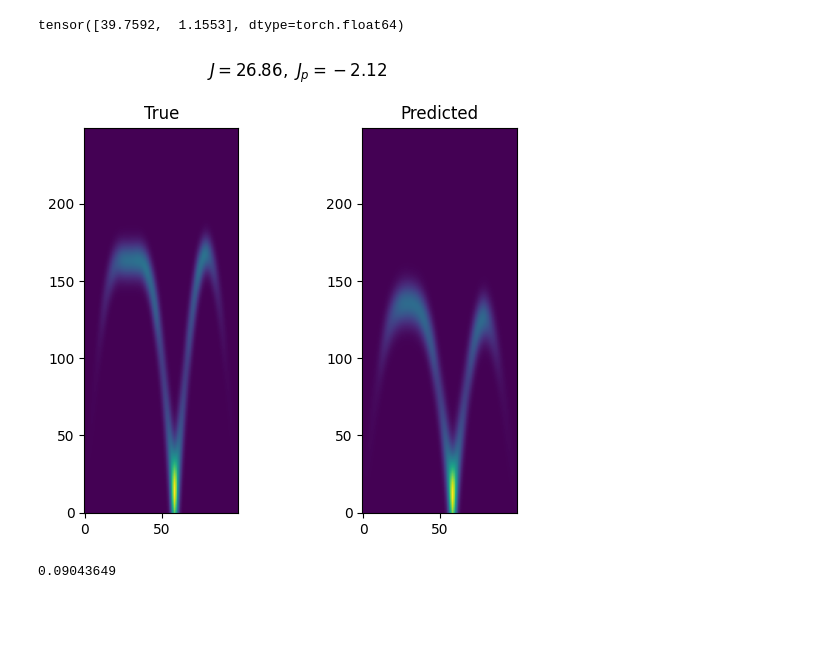
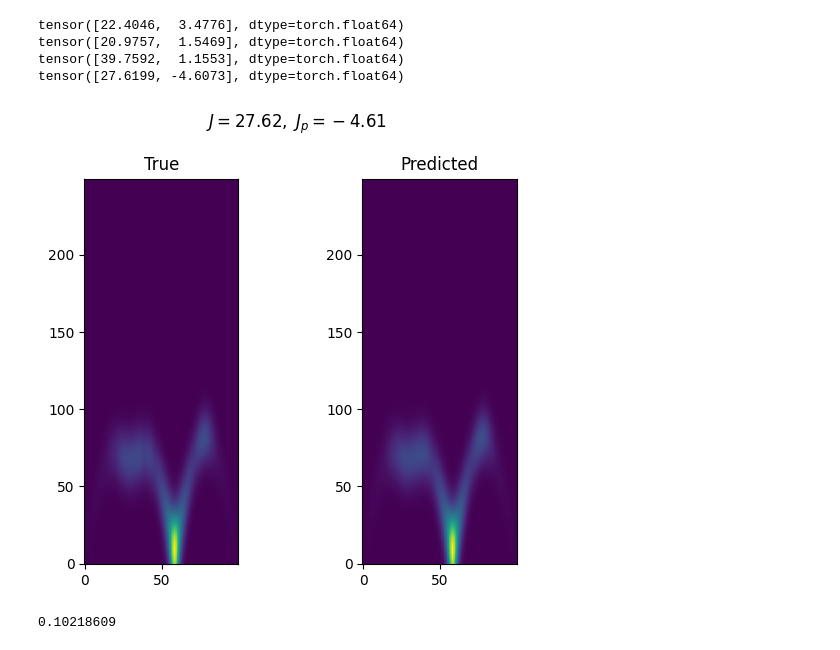
Before and after one commit to zhantaochen/inxs-steering, a Jupyter notebook: model_inference.ipynb, the cells around one changed output. Drawn from its saved outputs; the diff is of its cells as text; code cells hidden in the pictures; blank space fills up the shorter version.

```diff
--- a/model_inference.ipynb
+++ b/model_inference.ipynb
@@ -23,7 +23,7 @@ val_loader = DataLoader([spec_dataset[i] for i in val_idx], batch_size=10, shuff
 test_loader = DataLoader([spec_dataset[i] for i in test_idx], batch_size=10, shuffle=False)
 # %%
 model = SpecNeuralRepr.load_from_checkpoint(
-    '/pscratch/sd/z/zhantao/inxs_steering/lightning_logs/version_14896845/checkpoints/epoch=7160-step=343728.ckpt'
+    '/pscratch/sd/z/zhantao/inxs_steering_production/models/version_14896845/checkpoints/epoch=7160-step=343728.ckpt'
     )
 
 # model = SpecNeuralRepr.load_from_checkpoint(
@@ -48,9 +50,3 @@ ax.set_ylabel('$J_{p}$', fontsize=16)
 # %%
 ax.legend()
 fig.savefig('sample_split.svg', bbox_inches='tight')
-# %%
-idx_plot = 35
-params = spec_dataset.data_dict['params'][test_idx[idx_plot]]
-print(params)
-# %% [output]
-tensor([39.7592,  1.1553], dtype=torch.float64)
@@ -59,8 +53,30 @@ tensor([39.7592,  1.1553], dtype=torch.float64)
 # %%
-x[...,:3] = torch.cat([
-    kpts.unsqueeze(0).expand(wpts.shape[0], -1, -1),
-    wpts.view(wpts.shape[0], -1).unsqueeze(1).expand(-1, kpts.shape[0], -1)
-   ], dim=2)
-x[...,3:] = params
+S_pred_list = []
+S_true_list = []
 
-S_pred = model(x.to(model.device)).reshape(wpts.shape[0], kpts.shape[0]).detach().cpu().numpy()
+for idx_plot in [1, 5, 35, 59]:
+# idx_plot = 35
+    params = spec_dataset.data_dict['params'][test_idx[idx_plot]]
+    print(params)
+    # params = torch.tensor([26.85607403, -2.12352489])
+    x[...,:3] = torch.cat([
+        kpts.unsqueeze(0).expand(wpts.shape[0], -1, -1),
+        wpts.view(wpts.shape[0], -1).unsqueeze(1).expand(-1, kpts.shape[0], -1)
+    ], dim=2)
+    x[...,3:] = params
+
+    S_pred = model(x.to(model.device)).reshape(wpts.shape[0], kpts.shape[0]).detach().cpu().numpy()
+    from scipy.interpolate import RegularGridInterpolator
+    S_true_func = RegularGridInterpolator(
+        (np.linspace(0, 0.5, 101), np.linspace(0, 0.5, 101), wpts.numpy()),
+        spec_dataset.data_dict['S'][test_idx[idx_plot]].reshape(-1, 101, 101).permute(1,2,0).numpy(), fill_value=0, bounds_error=False)
+    S_true = S_true_func(x.detach().numpy()[...,:3])
+    # plt.imshow(S_true, origin='lower')
+
+    S_pred_list.append(S_pred)
+    S_true_list.append(S_true)
+# %% [output]
+tensor([22.4046,  3.4776], dtype=torch.float64)
+tensor([20.9757,  1.5469], dtype=torch.float64)
+tensor([39.7592,  1.1553], dtype=torch.float64)
+tensor([27.6199, -4.6073], dtype=torch.float64)
@@ -74,16 +83,16 @@ S_true = S_true_func(x.detach().numpy()[...,:3])
 # %%
 fig, ax = plt.subplots(1, 2, figsize=(6, 5))
-ax[0].imshow(S_true, origin='lower')
+ax[0].imshow(S_true_list[0], origin='lower')
 ax[0].set_title('True')
-ax[1].imshow(S_pred, origin='lower')
+ax[1].imshow(S_pred_list[0], origin='lower')
 ax[1].set_title('Predicted')
 
 fig.suptitle(rf'$J={params[0]:.2f}, \ J_{{p}}={params[1]:.2f}$')
 fig.tight_layout()
 fig.savefig(f"test_idx_{idx_plot}.svg", bbox_inches='tight')
 # %% [output]
-[figure, old version]
+[figure, new version]
 # %%
 S_pred.max()
 # %% [output]
-0.09043649
+0.10218609
```
Also changed, not shown: parts of 4 cells of this notebook, 23 other files.
